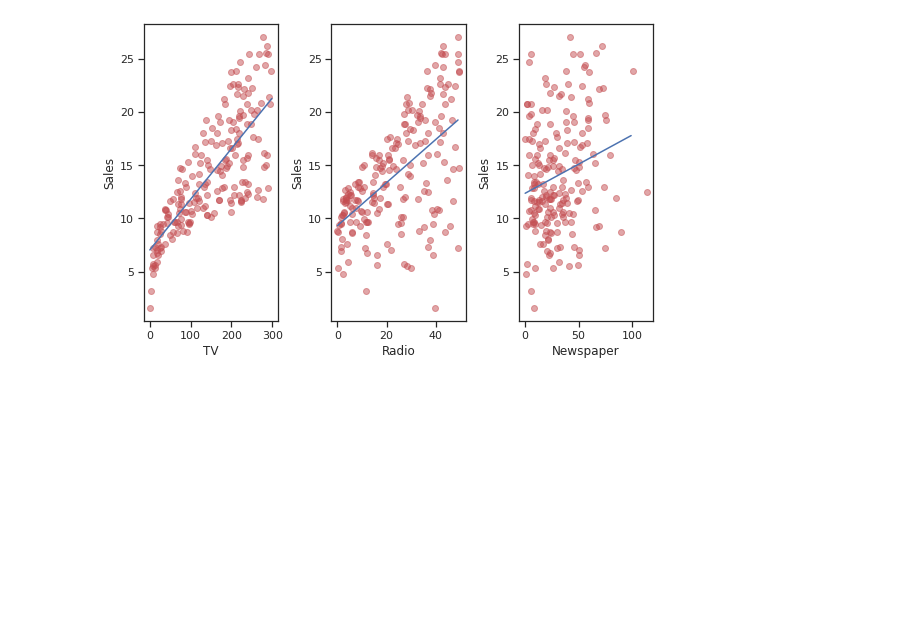
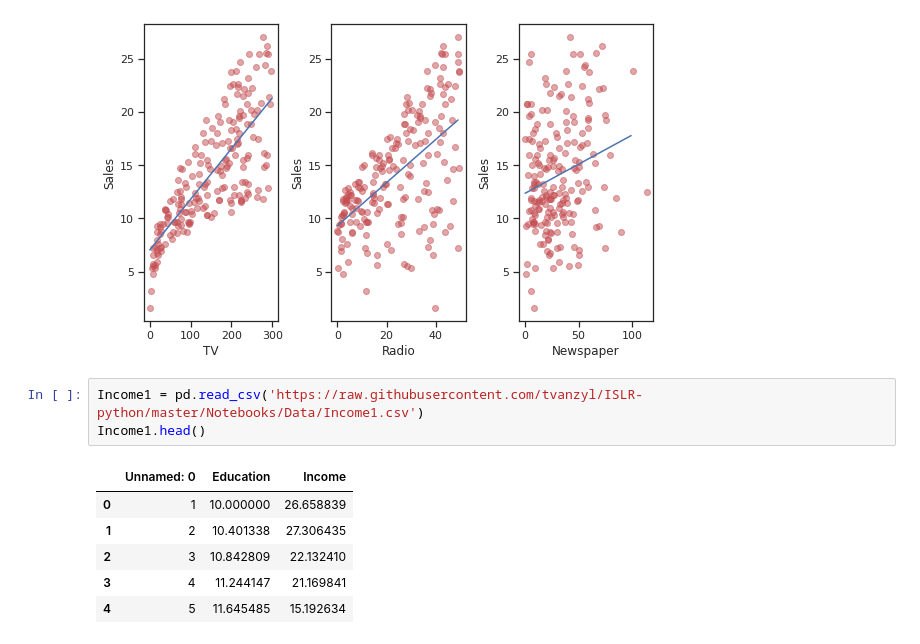
Before and after one commit to tvanzyl/ISL1_Python, a Jupyter notebook: Notebooks/Chapter 2.ipynb, the cells around one changed output. Drawn from its saved outputs; the diff is of its cells as text; blank space fills up the shorter version.

```diff
--- a/Notebooks/Chapter 2.ipynb
+++ b/Notebooks/Chapter 2.ipynb
@@ -64,3 +66,13 @@ ax3.set_xlabel('Newspaper')
 plt.tight_layout()
 # %% [output]
 [figure]
+# %%
+Income1 = pd.read_csv('https://raw.githubusercontent.com/tvanzyl/ISLR-python/master/Notebooks/Data/Income1.csv')
+Income1.head()
+# %% [output]
+|  | Unnamed: 0 | Education | Income |
+| 0 | 1 | 10.000000 | 26.658839 |
+| 1 | 2 | 10.401338 | 27.306435 |
+| 2 | 3 | 10.842809 | 22.132410 |
+| 3 | 4 | 11.244147 | 21.169841 |
+| 4 | 5 | 11.645485 | 15.192634 |
```
Also changed, not shown: parts of 4 cells of this notebook.
